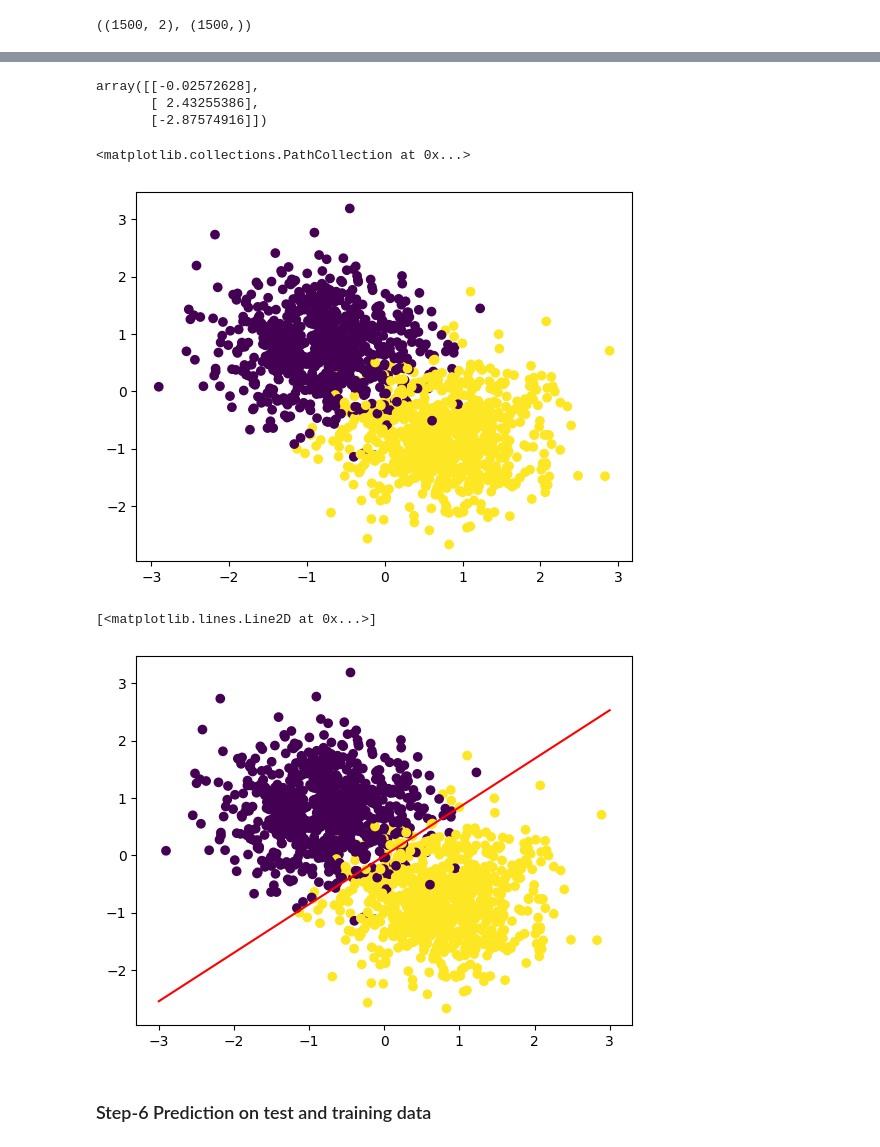
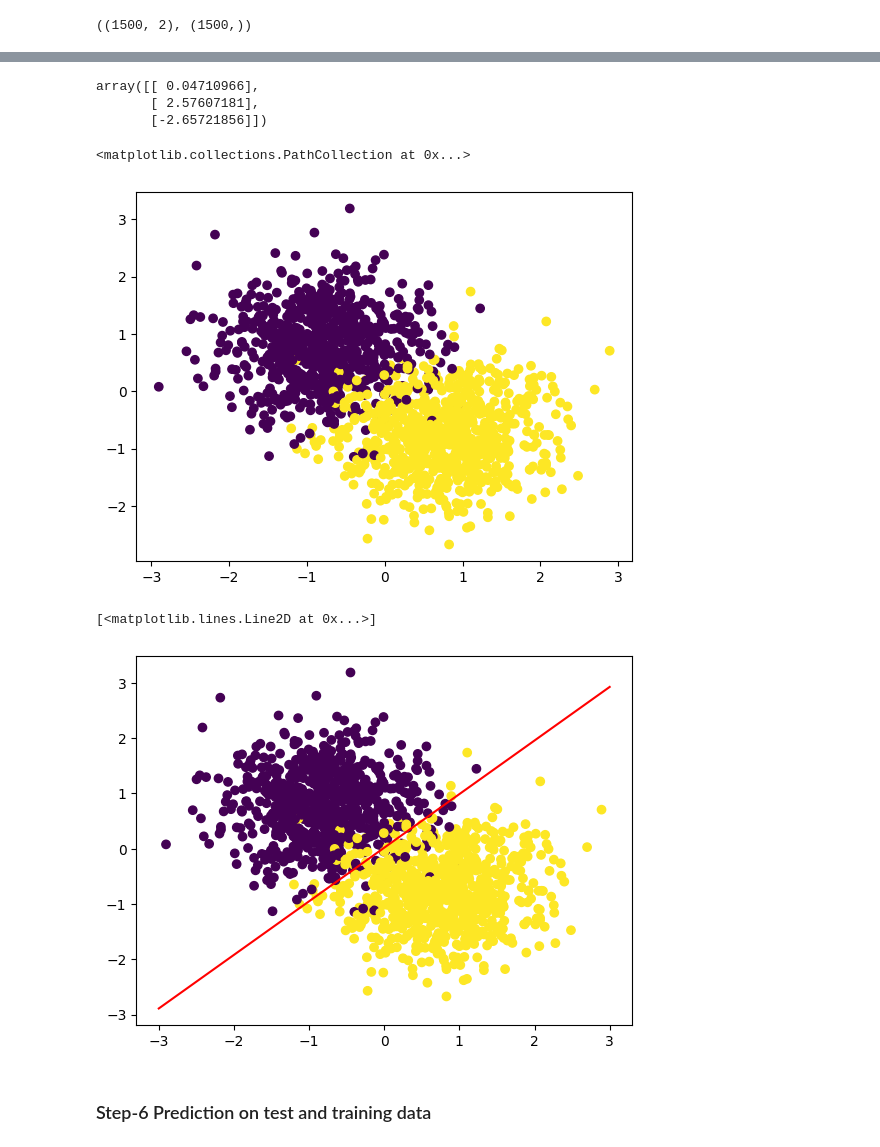
Before and after one commit to jeyaprakashrajagopal/MachineLearning, a Jupyter notebook: notebooks/from_scratch/01_regression/05_binary_logistic_regression.ipynb, the cells around one changed output, grey strips where cells are left out. Saved outputs shown, nothing was run; the diff lists cells and outputs as text; code cells hidden in the pictures.

```diff
--- a/notebooks/from_scratch/01_regression/05_binary_logistic_regression.ipynb
+++ b/notebooks/from_scratch/01_regression/05_binary_logistic_regression.ipynb
@@ -43,7 +43,7 @@ visualize(X, y)
 # %% [markdown]
 ### Step-4 Train test split
 # %%
-XT, Xt, yT, yt = train_test_split(X, y, test_size=0.25, random_state=0)
+XT, Xt, yT, yt = train_test_split(X, y, test_size=0.25, shuffle=False, random_state=0)
 visualize(XT, yT)
 visualize(Xt, yt)
 # %% [output]
@@ -116,22 +116,22 @@ theta = training(XT, yT, max_iterations=300, learning_rate=0.2)
 # %%
 theta
 # %% [output]
-array([[-0.02572628],
-       [ 2.43255386],
-       [-2.87574916]])
+array([[ 0.04710966],
+       [ 2.57607181],
+       [-2.65721856]])
 # %%
 plt.scatter(XT[:, 1], XT[:, 2], c=yT)
 # %% [output]
 <matplotlib.collections.PathCollection at 0x...>
-[figure, old version]
+[figure, new version]
 # %%
 plt.scatter(XT[:, 1], XT[:, 2],c=yT)
 x1 = np.linspace(-3, 3, 6)
-x2 = -(theta[0]+ theta[1]*x1) / theta[2]
+x2 = (-theta[0] - theta[1]*x1) / theta[2]
 plt.plot(x1,x2, c='red')
 # %% [output]
 [<matplotlib.lines.Line2D at 0x...>]
-[figure, old version]
+[figure, new version]
 # %% [markdown]
 ### Step-6 Prediction on test and training data
 # %%
```
Also changed, not shown: parts of 12 cells of this notebook, 1 other file.
